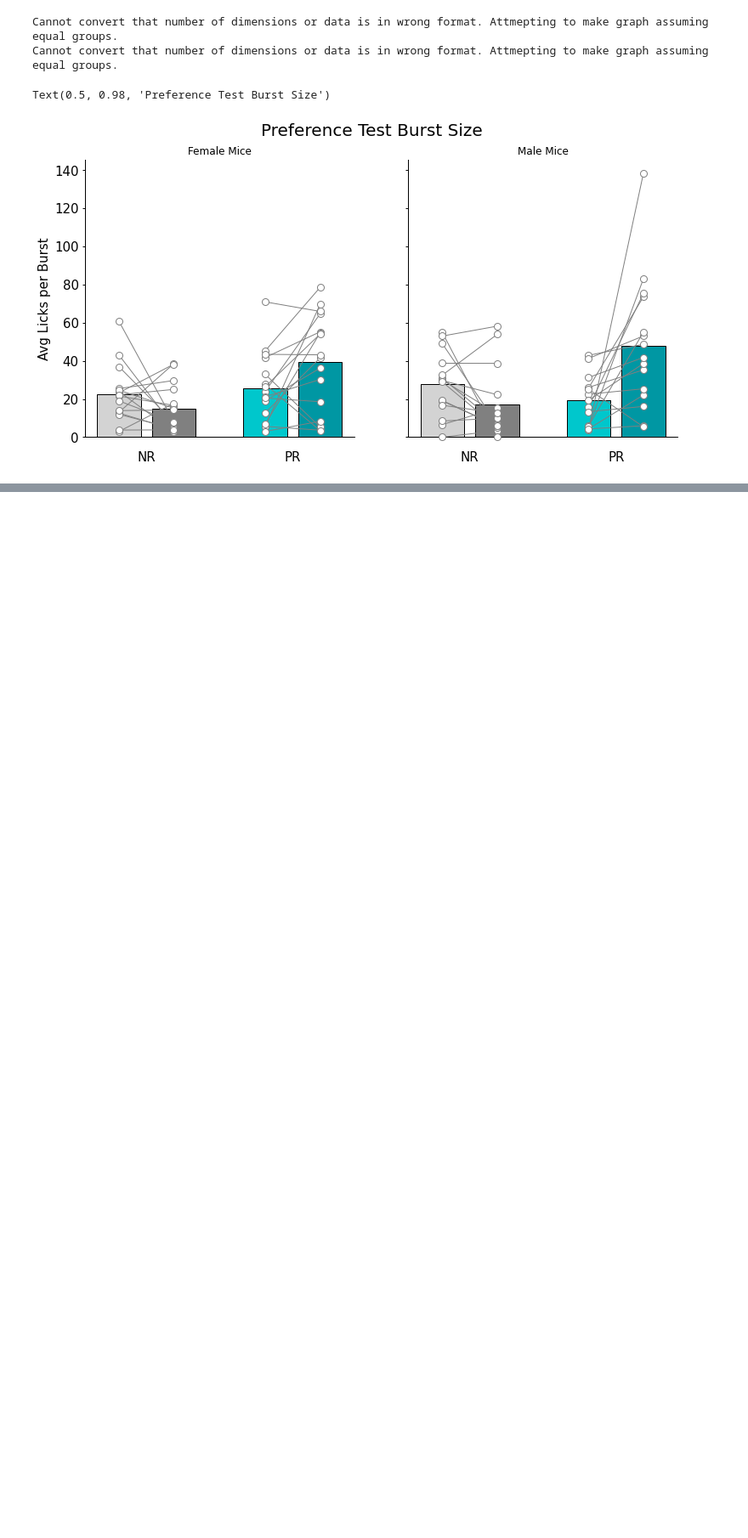
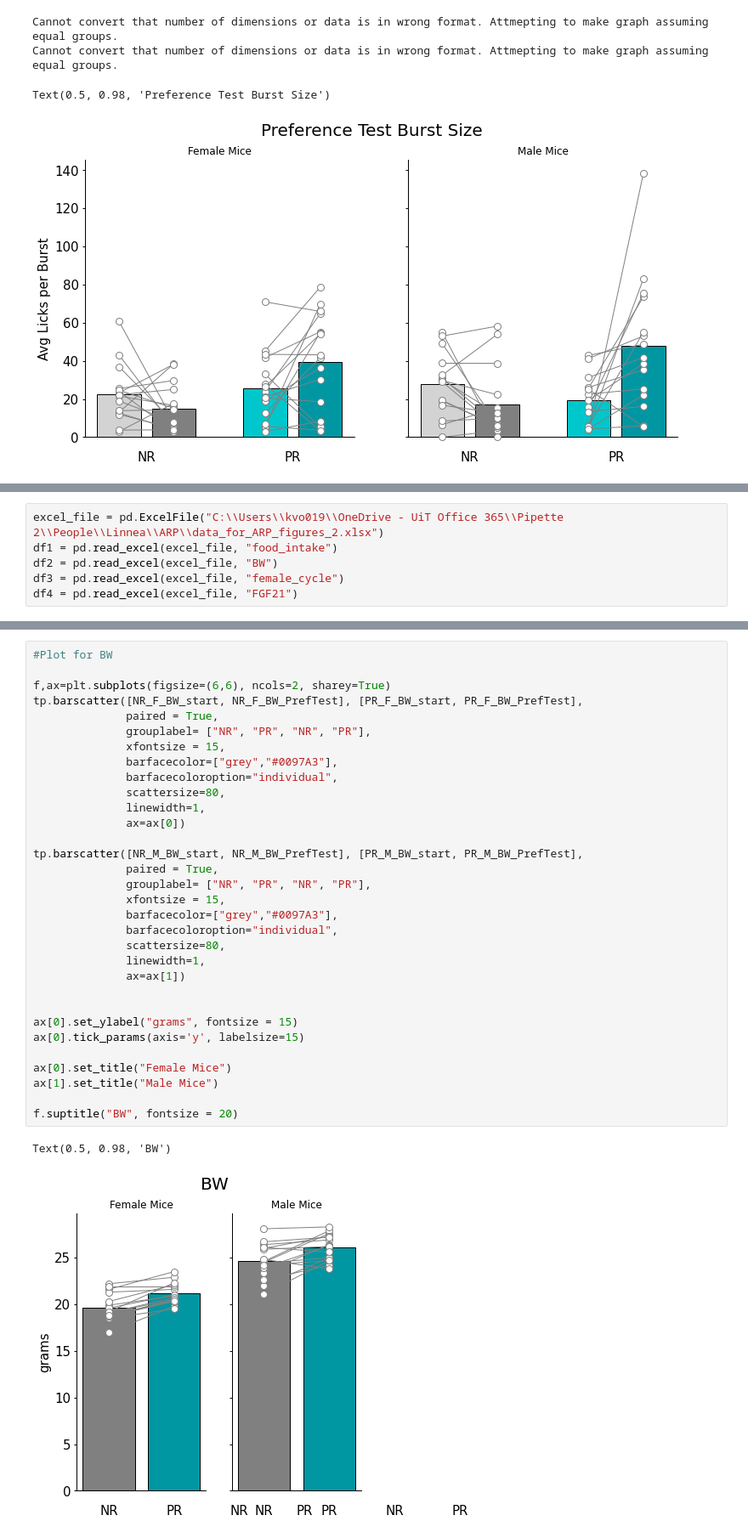
Before and after one commit to linneavolcko/ARP, a Jupyter notebook: src/ARP Paper Figures.ipynb, the cells around one changed output, grey strips where cells are left out. Shown at 85% size. Drawn from its saved outputs; the diff is of its cells as text; blank space fills up the shorter version.

```diff
--- a/ARP Paper Figures.ipynb
+++ b/src/ARP Paper Figures.ipynb
@@ -438,0 +462,6 @@ print(Cond_PR_M_Cas["burst number"])
+# %%
+excel_file = pd.ExcelFile("C:\\Users\\kvo019\\OneDrive - UiT Office 365\\Pipette 2\\People\\Linnea\\ARP\\data_for_ARP_figures_2.xlsx")
+df1 = pd.read_excel(excel_file, "food_intake")
+df2 = pd.read_excel(excel_file, "BW")
+df3 = pd.read_excel(excel_file, "female_cycle")
+df4 = pd.read_excel(excel_file, "FGF21")
@@ -438,0 +548,35 @@ print(Cond_PR_M_Cas["burst number"])
+# %%
+#Plot for BW
+
+f,ax=plt.subplots(figsize=(6,6), ncols=2, sharey=True)
+tp.barscatter([NR_F_BW_start, NR_F_BW_PrefTest], [PR_F_BW_start, PR_F_BW_PrefTest],
+              paired = True,
+              grouplabel= ["NR", "PR", "NR", "PR"],
+              xfontsize = 15,
+              barfacecolor=["grey","#0097A3"],
+              barfacecoloroption="individual",
+              scattersize=80,
+              linewidth=1,
+              ax=ax[0])
+
+tp.barscatter([NR_M_BW_start, NR_M_BW_PrefTest], [PR_M_BW_start, PR_M_BW_PrefTest],
+              paired = True,
+              grouplabel= ["NR", "PR", "NR", "PR"],
+              xfontsize = 15,
+              barfacecolor=["grey","#0097A3"],
+              barfacecoloroption="individual",
+              scattersize=80,
+              linewidth=1,
+              ax=ax[1])
+
+
+ax[0].set_ylabel("grams", fontsize = 15)
+ax[0].tick_params(axis='y', labelsize=15)
+
+ax[0].set_title("Female Mice")
+ax[1].set_title("Male Mice")
+
+f.suptitle("BW", fontsize = 20)
+# %% [output]
+Text(0.5, 0.98, 'BW')
+[figure, added]
```
Also changed, not shown: parts of 22 cells of this notebook, 2 other files.
